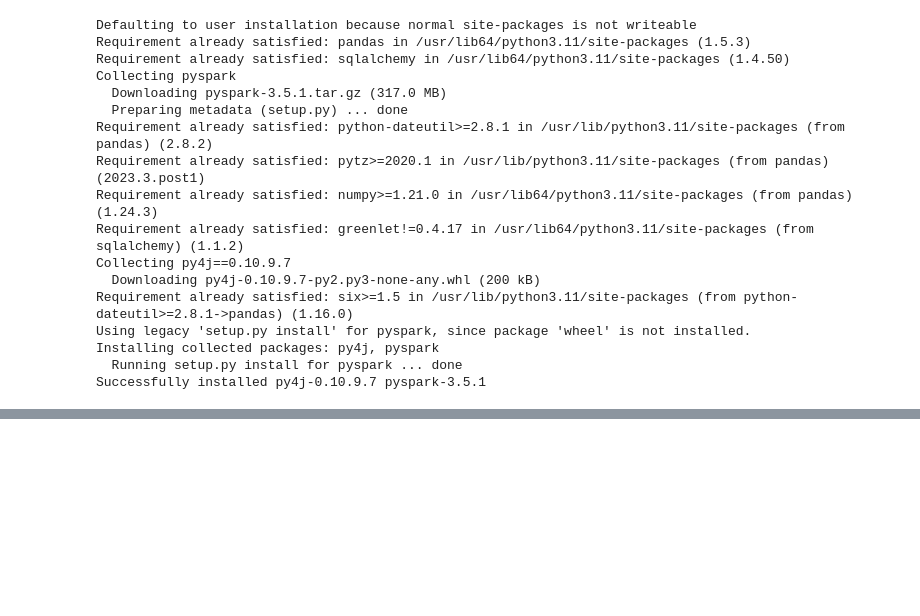
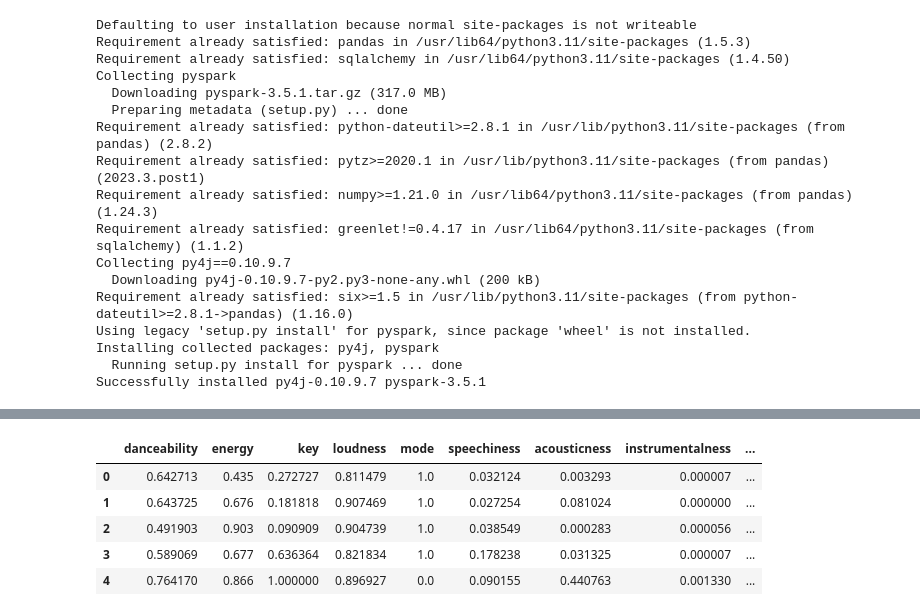
Before and after one commit to tramngo06/Spotify-Recommender-System, a Jupyter notebook: SpotifyDataAnalysis.ipynb, the cells around one changed output, grey strips where cells are left out. Saved outputs shown, nothing was run; the diff lists cells and outputs as text; code cells hidden in the pictures; blank space fills up the shorter version.

```diff
--- a/SpotifyDataAnalysis.ipynb
+++ b/SpotifyDataAnalysis.ipynb
@@ -310,0 +681,8 @@ KeyError: 'track_uri'
+# %%
+import sqlite3
+import pandas as pd
+conn = sqlite3.connect('my.db')
+query = "SELECT * FROM Tracks"
+tracks_df = pd.read_sql_query(query, conn)
+
+conn.close()
@@ -310,0 +693,10 @@ KeyError: 'track_uri'
+# %%
+# Selecting only prefer audio feature
+selected_af= tracks_df[[ 'danceability', 'energy',
+       'key', 'loudness', 'mode', 'speechiness', 'acousticness',
+       'instrumentalness', 'liveness', 'valence', 'tempo']]
+# %%
+# Normalize the data
+from sklearn.preprocessing import MinMaxScaler
+scaler = MinMaxScaler()
+selected_af_scaled = scaler.fit_transform(selected_af)
@@ -310,0 +705,9 @@ KeyError: 'track_uri'
+# %%
+audio_features_scaled_df.head()
+# %% [output]
+|  | danceability | energy | key | loudness | mode | speechiness | acousticness | instrumentalness | ... |
+| 0 | 0.642713 | 0.435 | 0.272727 | 0.811479 | 1.0 | 0.032124 | 0.003293 | 0.000007 | ... |
+| 1 | 0.643725 | 0.676 | 0.181818 | 0.907469 | 1.0 | 0.027254 | 0.081024 | 0.000000 | ... |
+| 2 | 0.491903 | 0.903 | 0.090909 | 0.904739 | 1.0 | 0.038549 | 0.000283 | 0.000056 | ... |
+| 3 | 0.589069 | 0.677 | 0.636364 | 0.821834 | 1.0 | 0.178238 | 0.031325 | 0.000007 | ... |
+| 4 | 0.764170 | 0.866 | 1.000000 | 0.896927 | 0.0 | 0.090155 | 0.440763 | 0.001330 | ... |
```
Also changed, not shown: parts of 99 cells of this notebook.
